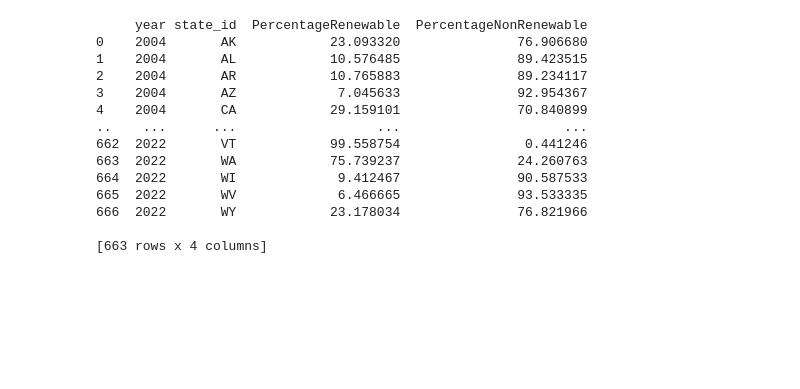
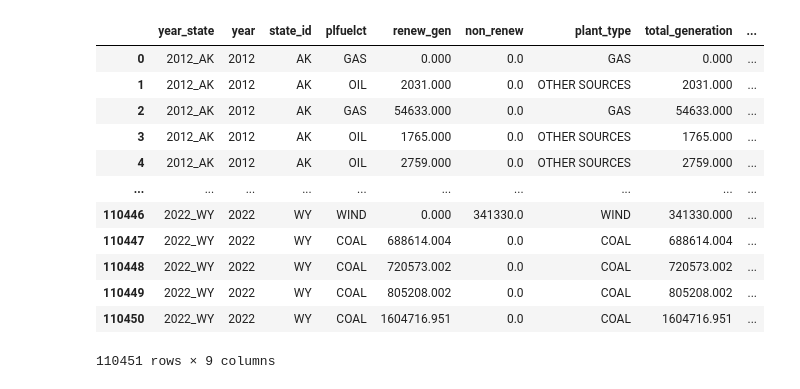
Before and after one commit to capp30122-watts-up/watts_up, a Jupyter notebook: data_sources/prediction.ipynb, the cells around one changed output. Saved outputs shown, nothing was run; the diff lists cells and outputs as text; code cells hidden in the pictures; blank space fills up the shorter version.

```diff
--- a/data_sources/prediction.ipynb
+++ b/data_sources/prediction.ipynb
@@ -24,0 +234,24 @@ conn.close()
+# %%
+import numpy as np
+import pandas as pd
+
+plant_typesplotting = ['GAS', 'NUCLEAR', 'COAL', 'WIND', 'SOLAR']
+RenewableGeneration = "renew_gen"
+NonRenewableGeneration = "non_renew"
+state_column = "state_id"
+year_column = "year"
+total_generation_column = "total_generation"
+
+data2['plant_type'] = 'OTHER SOURCES'
+
+for index, row in data2.iterrows():
+    if row['plfuelct'] in plant_typesplotting:
+        data2.at[index, 'plant_type'] = row['plfuelct']
+
+data2['total_generation'] = data2[RenewableGeneration] + data2[NonRenewableGeneration]
+data2['total_generation_year'] = data2.groupby('year')['total_generation'].transform('sum')
+
+counts = data2.groupby(['year', 'plant_type'])['total_generation'].\
+sum().reset_index(name='total_generation_plant_type')
+counts['percentage'] = (counts['total_generation_plant_type'] / \
+                        counts.groupby('year')['total_generation_plant_type'].transform('sum')) * 100
@@ -25,5 +357,21 @@ conn.close()
 # %%
 data = data[data['state_id'] != 'PR']
+# %%
+data2
+# %% [output]
+|  | year_state | year | state_id | plfuelct | renew_gen | non_renew | plant_type | total_generation | ... |
+| 0 | 2012_AK | 2012 | AK | GAS | 0.000 | 0.0 | GAS | 0.000 | ... |
+| 1 | 2012_AK | 2012 | AK | OIL | 2031.000 | 0.0 | OTHER SOURCES | 2031.000 | ... |
+| 2 | 2012_AK | 2012 | AK | GAS | 54633.000 | 0.0 | GAS | 54633.000 | ... |
+| 3 | 2012_AK | 2012 | AK | OIL | 1765.000 | 0.0 | OTHER SOURCES | 1765.000 | ... |
+| 4 | 2012_AK | 2012 | AK | OIL | 2759.000 | 0.0 | OTHER SOURCES | 2759.000 | ... |
+| ... | ... | ... | ... | ... | ... | ... | ... | ... | ... |
+| 110446 | 2022_WY | 2022 | WY | WIND | 0.000 | 341330.0 | WIND | 341330.000 | ... |
+| 110447 | 2022_WY | 2022 | WY | COAL | 688614.004 | 0.0 | COAL | 688614.004 | ... |
+| 110448 | 2022_WY | 2022 | WY | COAL | 720573.002 | 0.0 | COAL | 720573.002 | ... |
+| 110449 | 2022_WY | 2022 | WY | COAL | 805208.002 | 0.0 | COAL | 805208.002 | ... |
+| 110450 | 2022_WY | 2022 | WY | COAL | 1604716.951 | 0.0 | COAL | 1604716.951 | ... |
+110451 rows × 9 columns
 # %%
 RenewableGeneration = "total_renew_gen"
 NonRenewableGeneration = "total_non_renew_gen"
@@ -36,20 +384,3 @@ data[total_generation_column] = data[RenewableGeneration] + data[NonRenewableGen
 
 data["PercentageRenewable"] = (data[RenewableGeneration] / data[total_generation_column]) * 100
 data["PercentageNonRenewable"] = (data[NonRenewableGeneration] / data[total_generation_column]) * 100
-
-print(data[["year", "state_id", "PercentageRenewable", "PercentageNonRenewable"]])
-# %% [output]
-     year state_id  PercentageRenewable  PercentageNonRenewable
-0    2004       AK            23.093320               76.906680
-1    2004       AL            10.576485               89.423515
-2    2004       AR            10.765883               89.234117
-3    2004       AZ             7.045633               92.954367
-4    2004       CA            29.159101               70.840899
-..    ...      ...                  ...                     ...
-662  2022       VT            99.558754                0.441246
-663  2022       WA            75.739237               24.260763
-664  2022       WI             9.412467               90.587533
-665  2022       WV             6.466665               93.533335
-666  2022       WY            23.178034               76.821966
-
-[663 rows x 4 columns]
```
Also changed, not shown: parts of 15 cells of this notebook, 7 other files.
